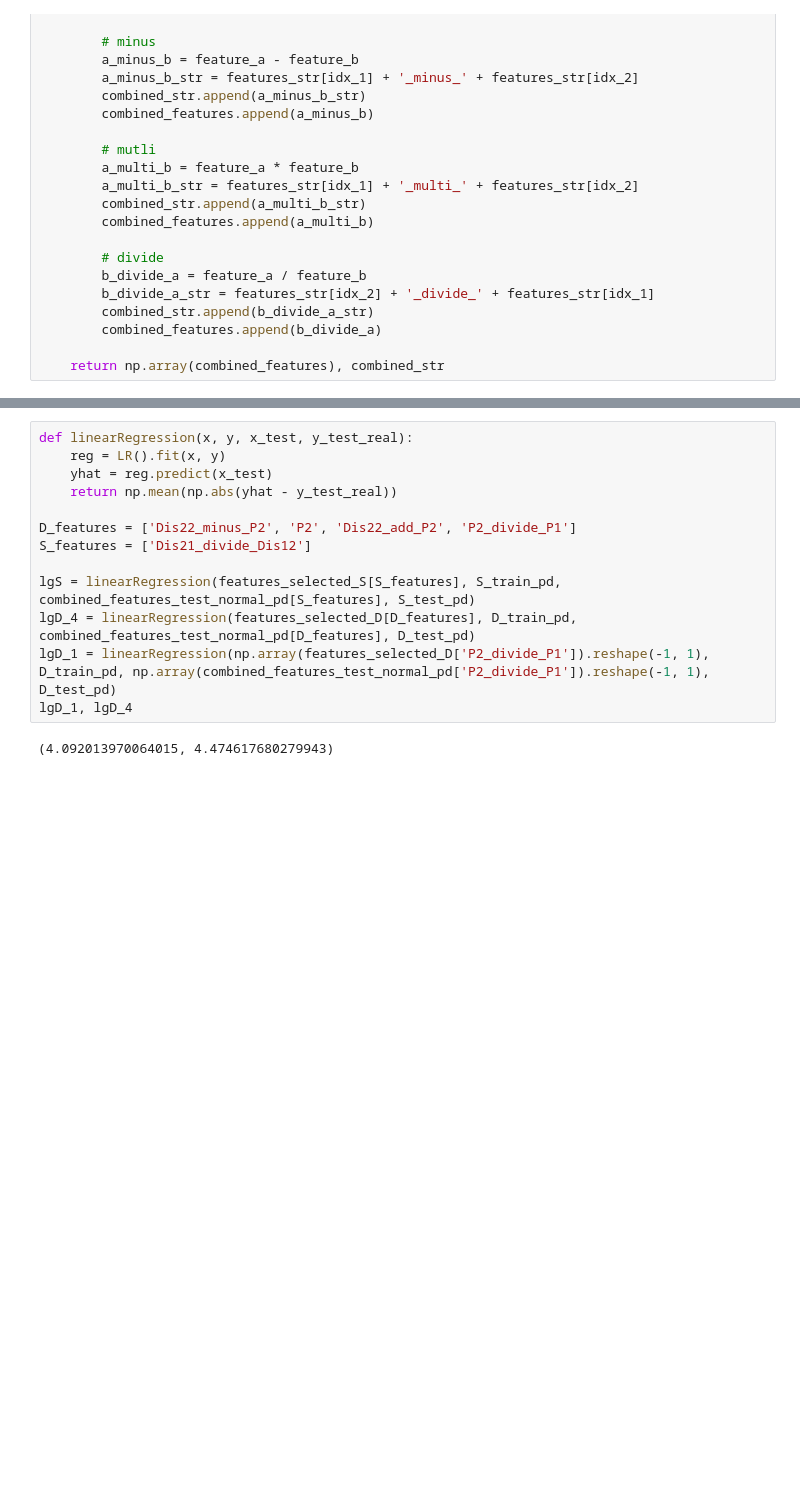
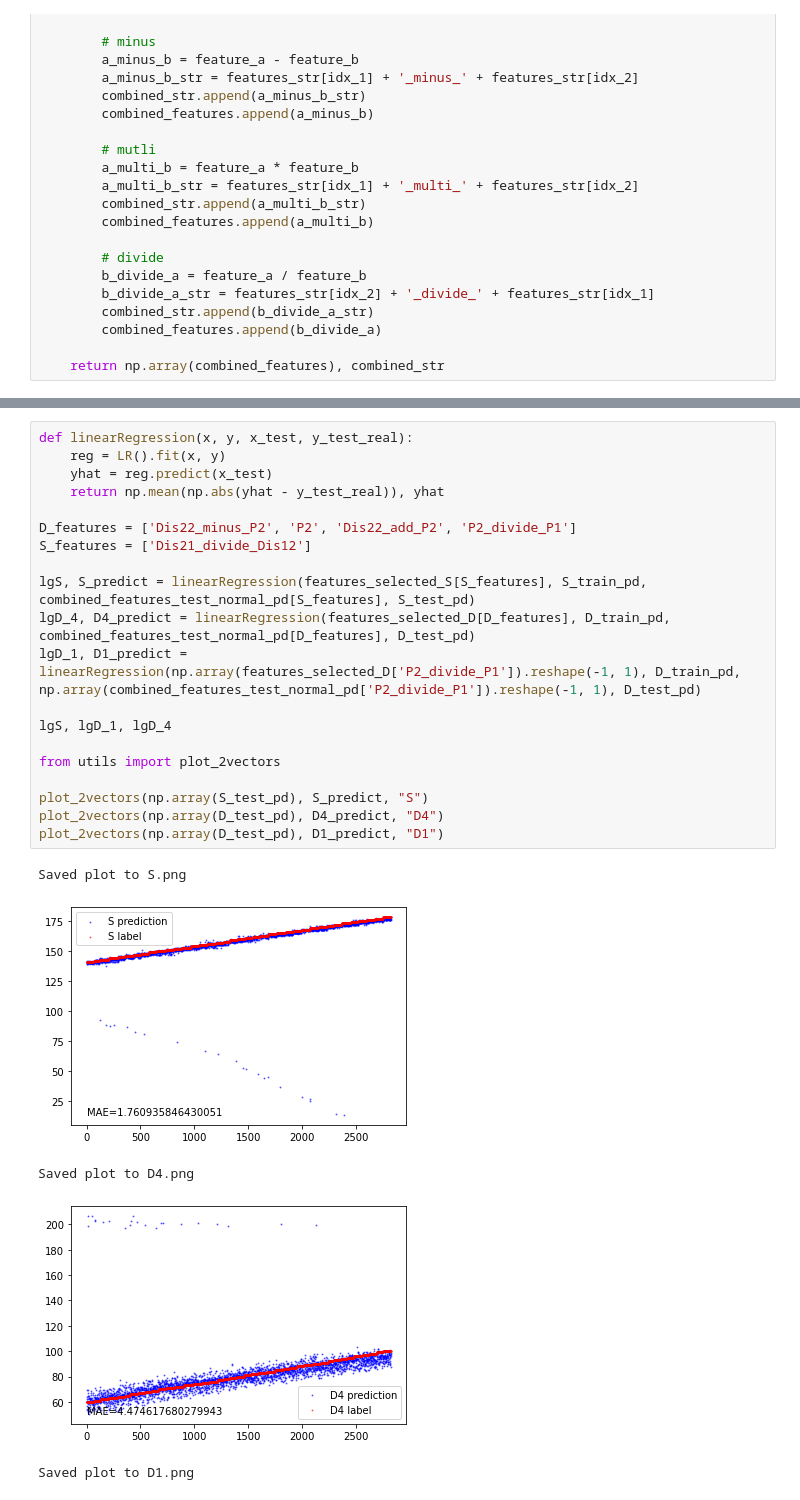
Before and after one commit to A-Big-Tortoise/NRSR_Research, a Jupyter notebook: Code/Features_Selection_Element.ipynb, the cells around one changed output, grey strips where cells are left out. Saved outputs shown, nothing was run; the diff lists cells and outputs as text; blank space fills up the shorter version.

```diff
--- a/Code/Features_Selection_Element.ipynb
+++ b/Code/Features_Selection_Element.ipynb
@@ -463,15 +466,26 @@ Optimal number of features: 4
 # %%
 def linearRegression(x, y, x_test, y_test_real):
     reg = LR().fit(x, y)
     yhat = reg.predict(x_test)
-    return np.mean(np.abs(yhat - y_test_real))
+    return np.mean(np.abs(yhat - y_test_real)), yhat
 
 D_features = ['Dis22_minus_P2', 'P2', 'Dis22_add_P2', 'P2_divide_P1']
 S_features = ['Dis21_divide_Dis12']
 
-lgS = linearRegression(features_selected_S[S_features], S_train_pd, combined_features_test_normal_pd[S_features], S_test_pd)
-lgD_4 = linearRegression(features_selected_D[D_features], D_train_pd, combined_features_test_normal_pd[D_features], D_test_pd)
-lgD_1 = linearRegression(np.array(features_selected_D['P2_divide_P1']).reshape(-1, 1), D_train_pd, np.array(combined_features_test_normal_pd['P2_divide_P1']).reshape(-1, 1), D_test_pd)
-lgD_1, lgD_4
+lgS, S_predict = linearRegression(features_selected_S[S_features], S_train_pd, combined_features_test_normal_pd[S_features], S_test_pd)
+lgD_4, D4_predict = linearRegression(features_selected_D[D_features], D_train_pd, combined_features_test_normal_pd[D_features], D_test_pd)
+lgD_1, D1_predict = linearRegression(np.array(features_selected_D['P2_divide_P1']).reshape(-1, 1), D_train_pd, np.array(combined_features_test_normal_pd['P2_divide_P1']).reshape(-1, 1), D_test_pd)
+
+lgS, lgD_1, lgD_4
+
+from utils import plot_2vectors
+
+plot_2vectors(np.array(S_test_pd), S_predict, "S")
+plot_2vectors(np.array(D_test_pd), D4_predict, "D4")
+plot_2vectors(np.array(D_test_pd), D1_predict, "D1")
 # %% [output]
-(4.092013970064015, 4.474617680279943)
+Saved plot to S.png
+[figure, added]
+Saved plot to D4.png
+[figure, added]
+Saved plot to D1.png
```
Also changed, not shown: parts of 4 cells of this notebook, 10 other files.
